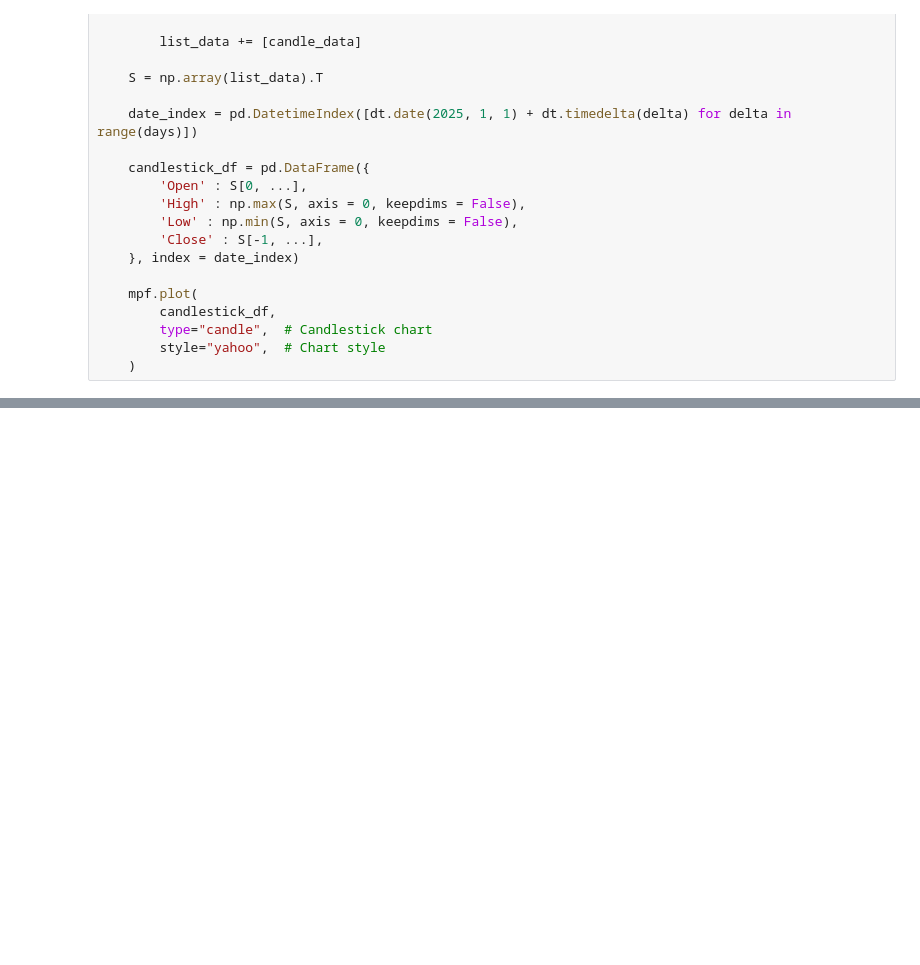
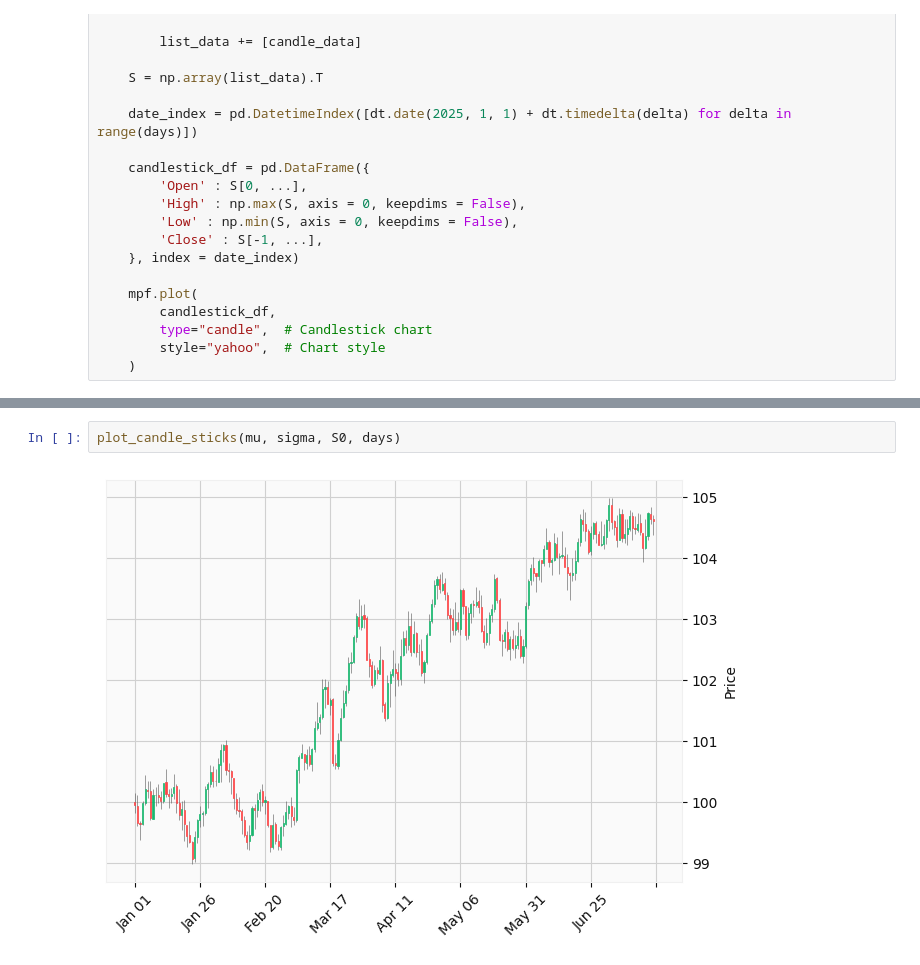
Before and after one commit to vkthakur90/AI_Applications, a Jupyter notebook: Monte_Carlo_Candlestick_Chart.ipynb, the cells around one changed output, grey strips where cells are left out. Saved outputs shown, nothing was run; the diff lists cells and outputs as text; blank space fills up the shorter version.

```diff
--- a/Monte_Carlo_Candlestick_Chart.ipynb
+++ b/Monte_Carlo_Candlestick_Chart.ipynb
@@ -78,0 +79,4 @@ plot_candle_sticks(mu, sigma, S0, days)
+# %%
+plot_candle_sticks(mu, sigma, S0, days)
+# %% [output]
+[figure, added]
```
Also changed, not shown: parts of 6 cells of this notebook.
